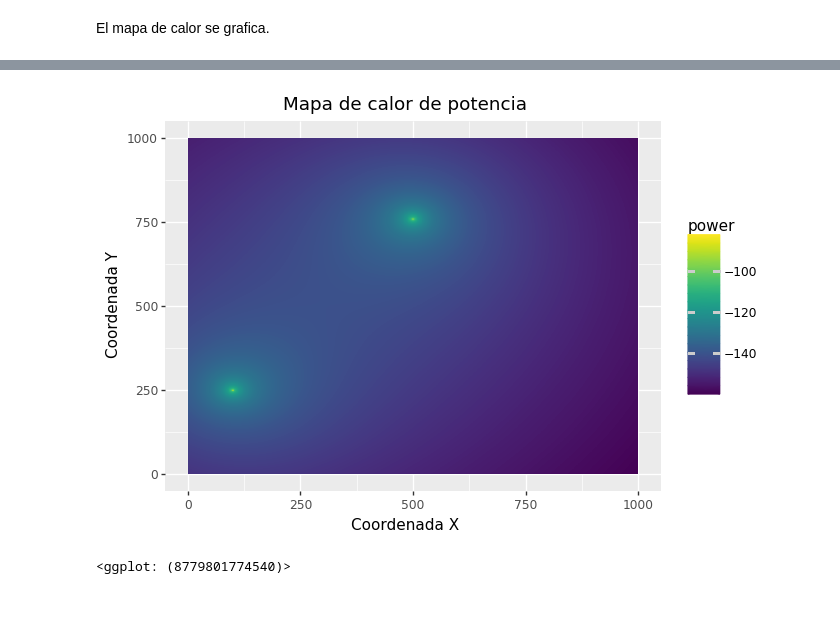
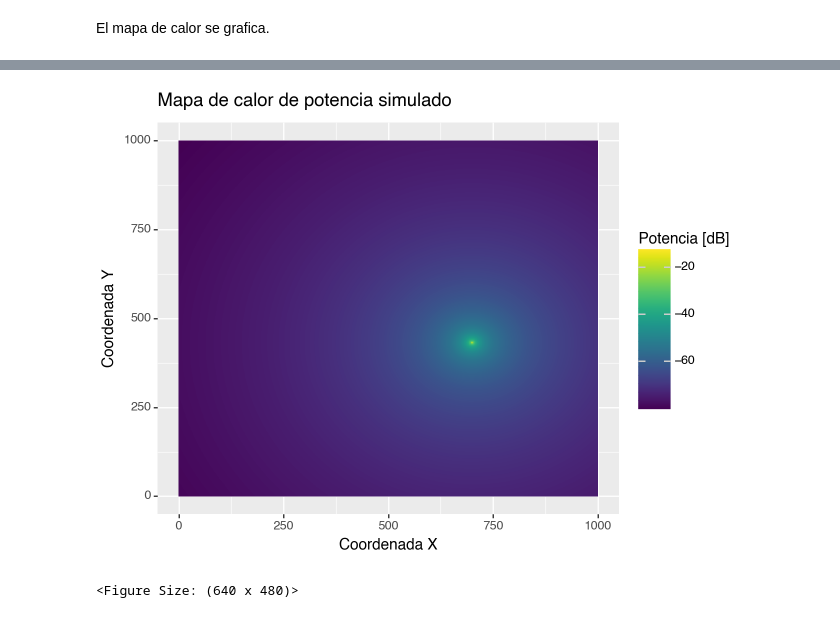
Before and after one commit to all5one-sudo/comunicacionesDigitalesTP, a Jupyter notebook: firstSim.ipynb, the cells around one changed output, grey strips where cells are left out. Saved outputs shown, nothing was run; the diff lists cells and outputs as text; code cells hidden in the pictures.

```diff
--- a/firstSim.ipynb
+++ b/firstSim.ipynb
@@ -71,3 +69,6 @@ ant2 = (100,250)
+# %%
+ant1 = (700,432)
+ant2 = (1000,0)
 # %% [markdown]
 Se declaran las funciones que modelan la potencia recibida a partir de los parámetros de las antenas 1 y 2. Se tiene como dato el valor de coordenada x e y del punto a analizar. Se plantea la atenuación en dB con respecto a los 18.8W transmitidos en un inicio desde la antena.
 # %%
@@ -83,7 +84,7 @@ def powerAnt2(x, y):
 # %% [markdown]
 Se calcula entonces la potencia recibida en cada punto del plano.
 # %%
-power = powerAnt1(dots[:,0],dots[:,1])+powerAnt2(dots[:,0],dots[:,1])
+power = powerAnt1(dots[:,0],dots[:,1])#+powerAnt2(dots[:,0],dots[:,1])
 # %% [markdown]
 El mapa de calor se grafica.
 # %%
@@ -123,6 +100,6 @@ Requirement already satisfied: six in /usr/local/lib/python3.10/dist-packages (f
 # %%
-df = pd.DataFrame({'x': dots[:, 0], 'y': dots[:, 1], 'power': power})
-ggplot(df, aes(x='x', y='y', fill='power')) + geom_tile() + ggtitle('Mapa de calor de potencia') + xlab('Coordenada X') + ylab('Coordenada Y')
+df = pd.DataFrame({'x': dots[:, 0], 'y': dots[:, 1], 'Potencia [dB]': power})
+ggplot(df, aes(x='x', y='y', fill='Potencia [dB]')) + geom_tile() + ggtitle('Mapa de calor de potencia simulado') + xlab('Coordenada X') + ylab('Coordenada Y')
 # %% [output]
-[figure, old version]
+[figure, new version]
-<ggplot: (8779801774540)>
+<Figure Size: (640 x 480)>
```
Also changed, not shown: parts of 6 cells of this notebook, 11 other files.
